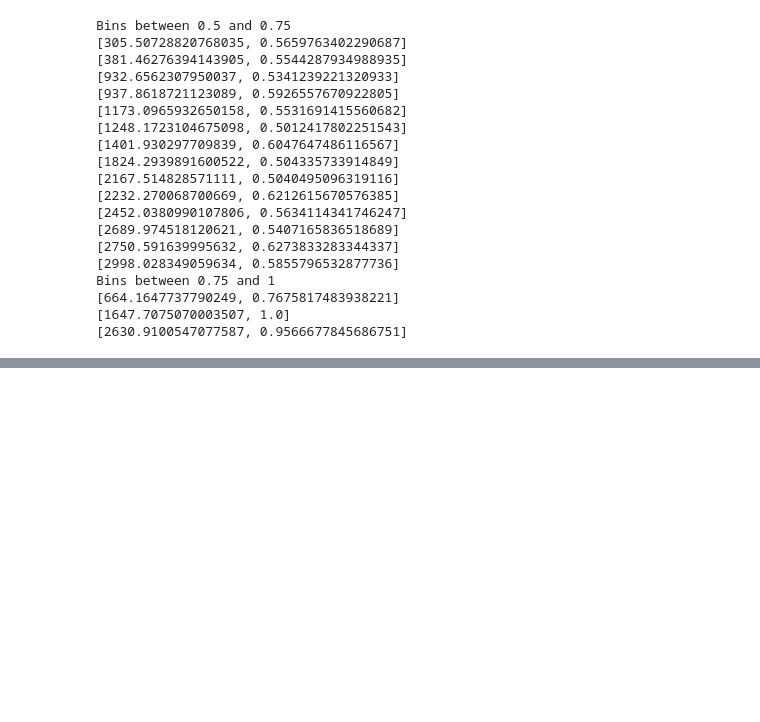
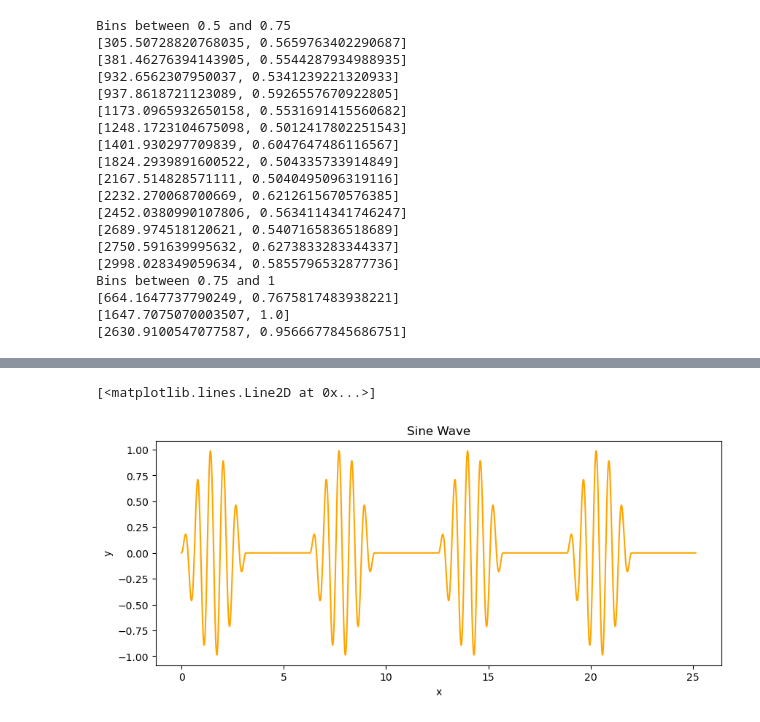
Before and after one commit to pedro-lucas-bravo/sync_swarm_experiments, a Jupyter notebook: data_analysis/swarmalators_scalability.ipynb, the cells around one changed output, grey strips where cells are left out. Cells and saved outputs as stored; diff of their text form; code cells hidden in the pictures; blank space fills up the shorter version.

```diff
--- a/data_analysis/swarmalators_scalability.ipynb
+++ b/data_analysis/swarmalators_scalability.ipynb
@@ -258,0 +301,18 @@ plot_waveform_and_spectrogram_zones(audio_data_3, spectrogram_data_3, sr, filepa
+# %%
+x3 = x2
+y3 = y*y2
+
+# Plot the sine wave with blue color
+
+
+plt.figure(figsize=(10, 4))
+# Add labels and title
+plt.xlabel('x')
+plt.ylabel('y')
+plt.title('Sine Wave')
+
+# Show the plot
+plt.plot(x3, y3, color='orange')
+# %% [output]
+[<matplotlib.lines.Line2D at 0x...>]
+[figure, added]
```
Also changed, not shown: parts of 4 cells of this notebook, 1 other file.
